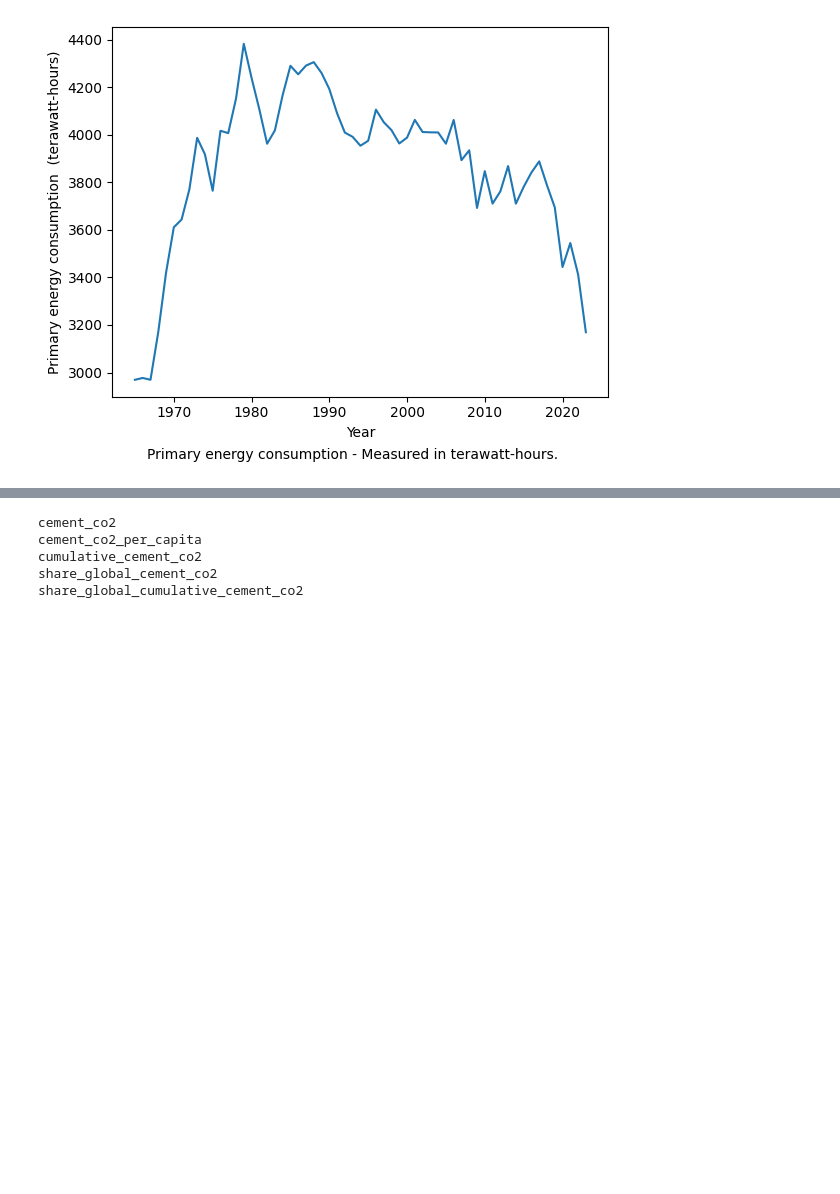
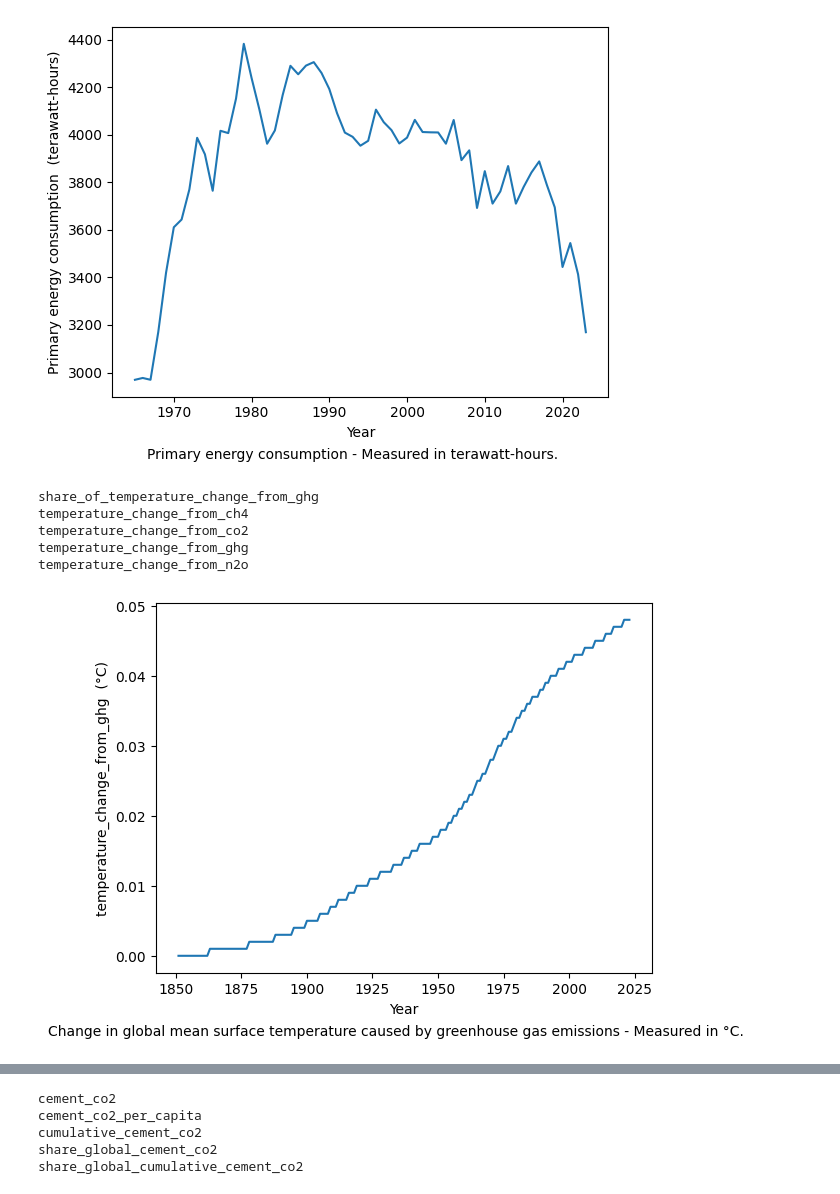
Before and after one commit to schlsimo/co2_case_study, a Jupyter notebook: code/analysis.ipynb, the cells around one changed output, grey strips where cells are left out. Cells and saved outputs as stored; diff of their text form; code cells hidden in the pictures; blank space fills up the shorter version.

```diff
--- a/code/analysis.ipynb
+++ b/code/analysis.ipynb
@@ -141,3 +146,17 @@ create_line_plot("energy_per_gdp", "Energy consumption per GDP (kWh/$)", descrit
 create_line_plot("primary_energy_consumption", "Primary energy consumption", descritpion=True)
 # %% [output]
 [figure]
+# %%
+temperature_related = [col for col in germany_co2_df.columns if "temp" in col]
+for col in temperature_related:
+    print(col)
+# %% [output]
+share_of_temperature_change_from_ghg
+temperature_change_from_ch4
+temperature_change_from_co2
+temperature_change_from_ghg
+temperature_change_from_n2o
+# %%
+create_line_plot("temperature_change_from_ghg", "temperature_change_from_ghg", descritpion=True)
+# %% [output]
+[figure, added]
```
Also changed, not shown: parts of 14 cells of this notebook.
